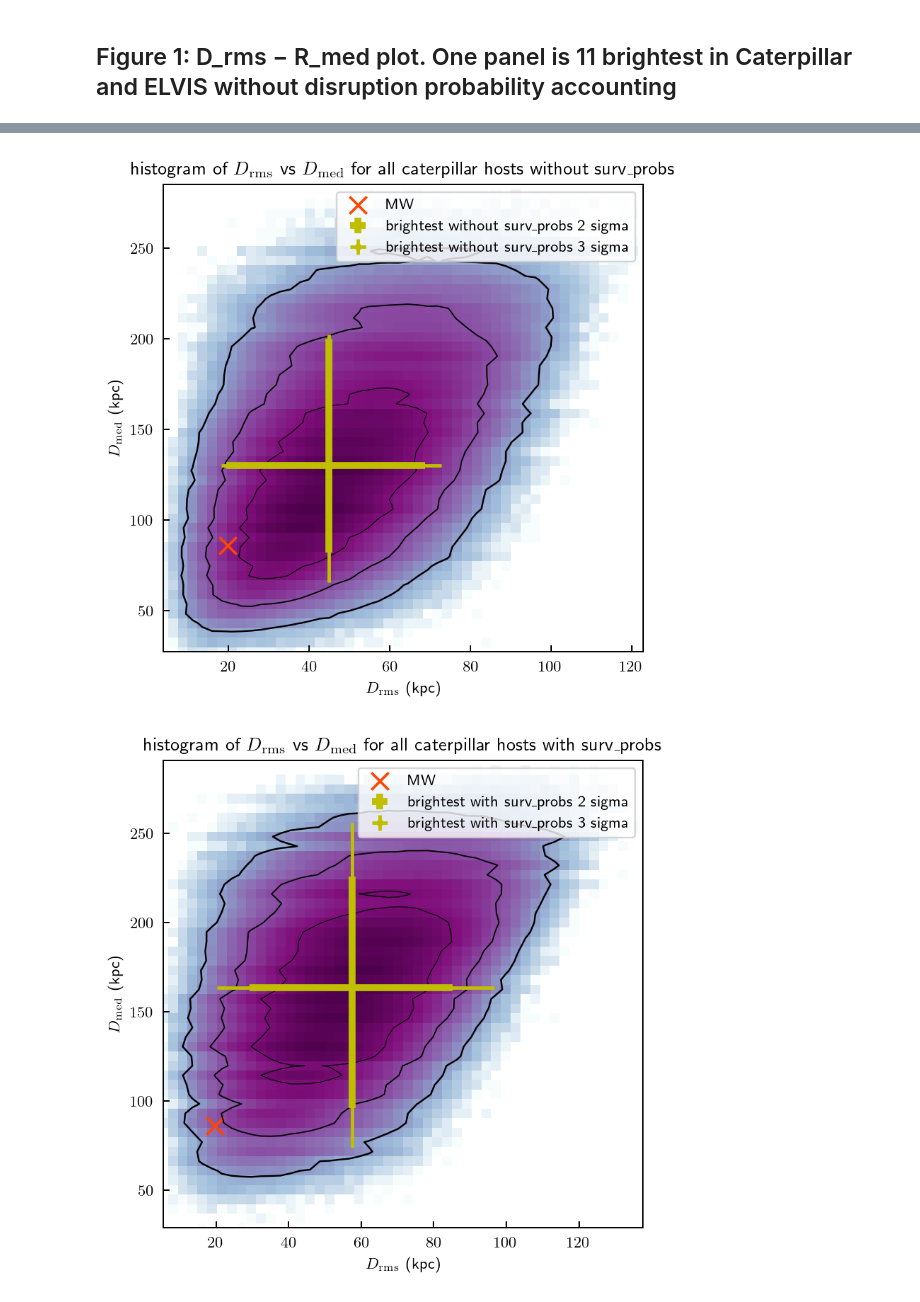
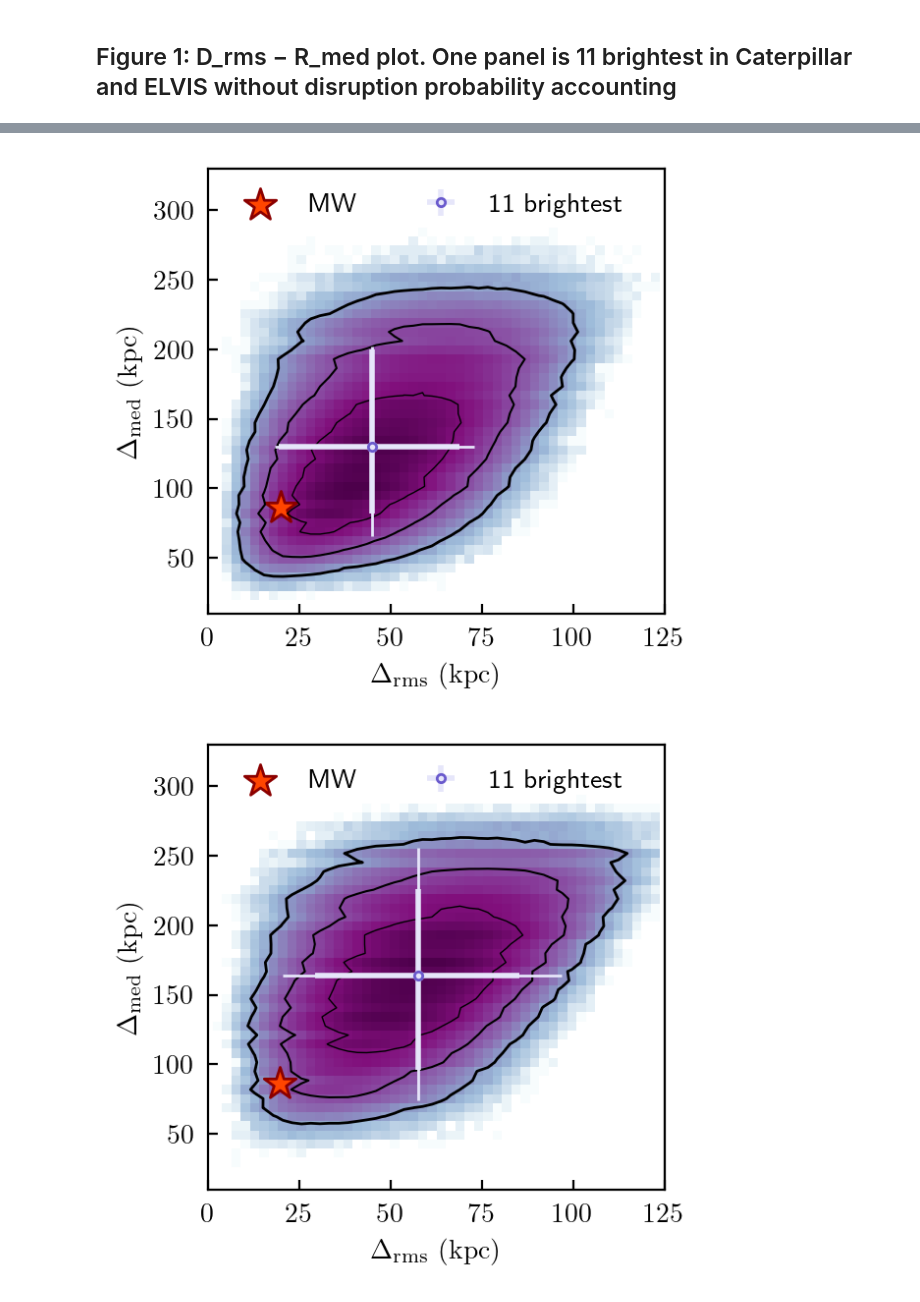
Before and after one commit to khanhnp910/SatelliteAnisotropy, a Jupyter notebook: src/notebook_paper.ipynb, the cells around one changed output, grey strips where cells are left out. Drawn from its saved outputs; the diff is of its cells as text; code cells hidden in the pictures.

Commit message:
changed rendering of figures to make them more suitable for paper

```diff
--- a/src/notebook_paper.ipynb
+++ b/src/notebook_paper.ipynb
@@ -94,11 +93,21 @@ Running for caterpillar_8_LX14
 # %%
-data_dir = join(config.gendata_dir, config.gendata_name_template.substitute(catalog='caterpillar', _300kpc='_300kpc', _surv_probs=''))
-data_surv_probs_dir = join(config.gendata_dir, config.gendata_name_template.substitute(catalog='caterpillar', _300kpc='_300kpc', _surv_probs='_surv_probs'))
-brightest_dir = join(config.gendata_dir, config.gendata_brightest_name_template.substitute(catalog='caterpillar', _300kpc='_300kpc'))
+data_dir = join(config.gendata_dir,
+                config.gendata_name_template.substitute(catalog='caterpillar', _300kpc='_300kpc', _surv_probs=''))
+data_surv_probs_dir = join(config.gendata_dir,
+                           config.gendata_name_template.substitute(catalog='caterpillar', _300kpc='_300kpc',
+                                                                   _surv_probs='_surv_probs'))
+brightest_dir = join(config.gendata_dir,
+                     config.gendata_brightest_name_template.substitute(catalog='caterpillar', _300kpc='_300kpc'))
+# %%
+hist_general(data_dir, X_type='D_rms', Y_type='R_med', save_dir=save_dir,
+             xlims=[0,125], ylims=[10,330],
+             saveimage=saveimage, figsize=(3,3))
+# %% [output]
+[figure, added]
 # %%
-hist_general(data_dir, X_type='D_rms', Y_type='R_med', save_dir=save_dir, saveimage=saveimage, figsize=(5,5))
-hist_general(data_surv_probs_dir, brightest_dir=brightest_dir, X_type='D_rms', Y_type='R_med', is_surv_probs=True, save_dir=save_dir, saveimage=saveimage, figsize=(5,5))
+hist_general(data_surv_probs_dir, brightest_dir=brightest_dir, X_type='D_rms', Y_type='R_med',
+             xlims=[0, 125], ylims=[10, 330],
+             is_surv_probs=True, save_dir=save_dir, saveimage=saveimage, figsize=(3,3))
 # %% [output]
-[figure, old version]
+[figure, new version]
-[figure, removed]
 # %% [markdown]
```
Also changed, not shown: parts of 8 cells of this notebook, 2 other files.
